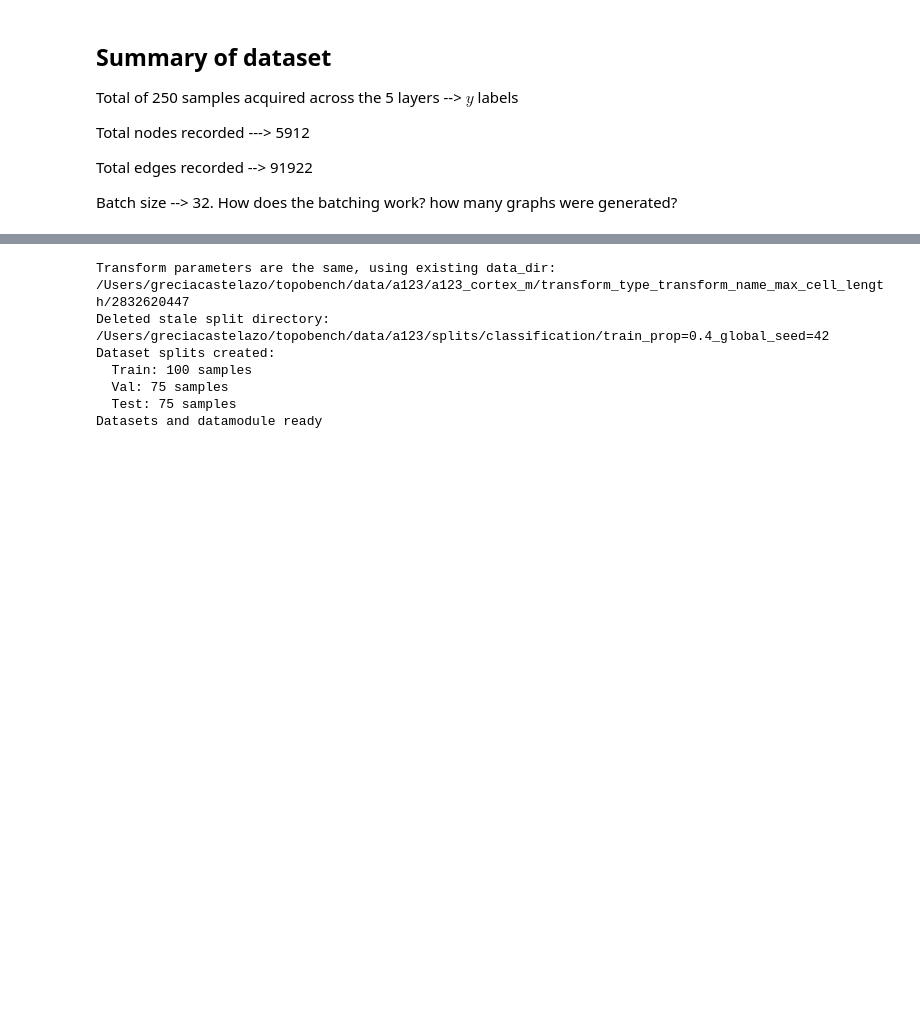
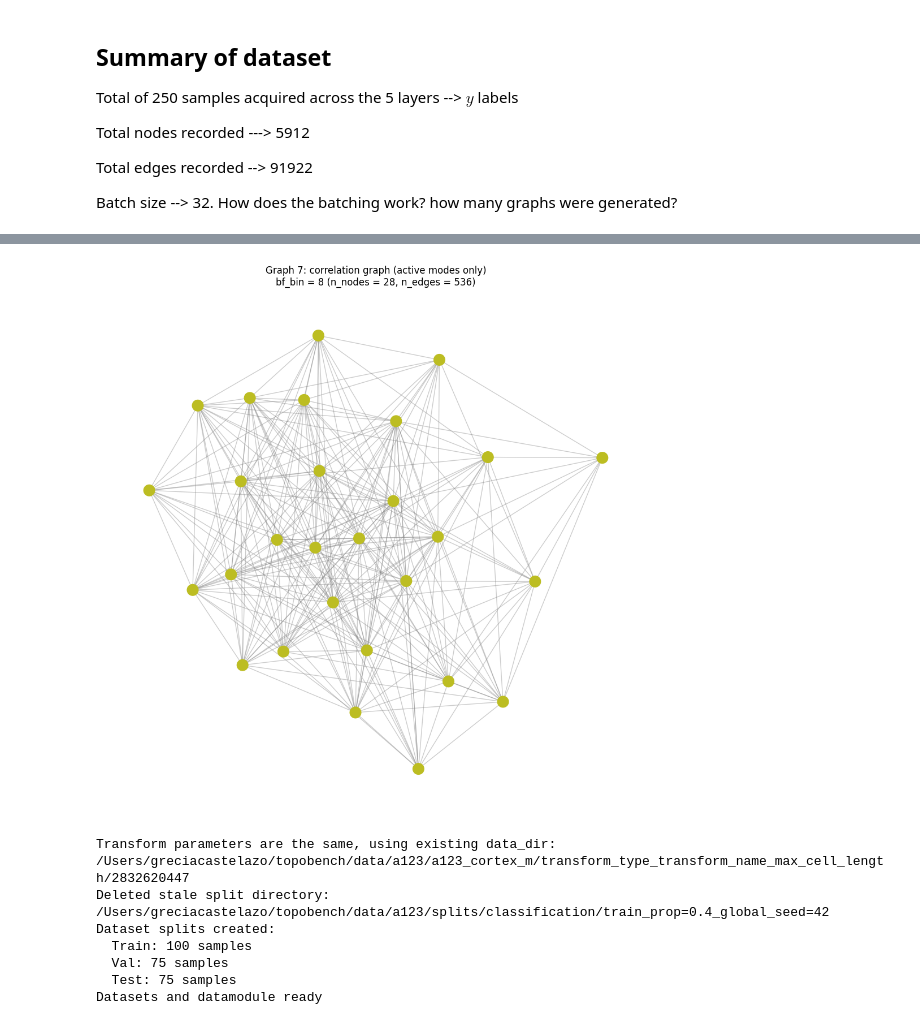
Before and after one commit to grecastelazo/TopoBench, a Jupyter notebook: tutorials/tutorial_train_brain_models/tutorial_train_brain_graph_classification.ipynb, the cells around one changed output, grey strips where cells are left out. Cells and saved outputs as stored; diff of their text form; code cells hidden in the pictures; blank space fills up the shorter version.

```diff
--- a/tutorials/tutorial_train_brain_models/tutorial_train_brain_graph_classification.ipynb
+++ b/tutorials/tutorial_train_brain_models/tutorial_train_brain_graph_classification.ipynb
@@ -344,3 +347,43 @@ x : torch.Size([4740, 3])
+# %%
+import numpy as np
+import matplotlib.pyplot as plt
+import networkx as nx
+
+# Pick one of the 250 graphs (change graph_idx to try others)
+graph_idx = 7
+g = dataset[graph_idx]
+n_nodes = g.x.shape[0]
+n_edges = g.edge_index.shape[1]
+bf_bin = int(g.y.item())
+
+# Build NetworkX graph with edge weight = correlation (only edges above threshold are present)
+G = nx.Graph()
+G.add_nodes_from(range(n_nodes))
+edge_attr = g.edge_attr.squeeze()
+for i in range(g.edge_index.shape[1]):
+    u = int(g.edge_index[0, i].item())
+    v = int(g.edge_index[1, i].item())
+    w = float(edge_attr[i].item())
+    G.add_edge(u, v, weight=w)
+
+# Layout: spring with weight=correlation so high correlation => shorter edge length
+np.random.seed(42)
+pos = nx.spring_layout(G, weight="weight", k=1.0 / max(np.sqrt(n_nodes), 1), iterations=80, seed=42)
+
+# 9 distinct colors for bf_bins 0-8 (e.g. tab10 + one more, or Set3)
+bf_bin_colors = plt.cm.tab10(np.linspace(0, 1, 10))[:9]
+node_color = [bf_bin_colors[bf_bin]] * n_nodes
+
+# Draw only active modes (all nodes in this graph) with bf_bin coloring
+fig, ax = plt.subplots(1, 1, figsize=(10, 10))
+nx.draw_networkx_edges(G, pos, alpha=0.4, edge_color="gray", ax=ax)
+nx.draw_networkx_nodes(G, pos, node_color=node_color, node_size=200, ax=ax)
+ax.set_title(f"Graph {graph_idx}: correlation graph (active modes only)\nbf_bin = {bf_bin} (n_nodes = {n_nodes}, n_edges = {n_edges})")
+ax.axis("off")
+plt.tight_layout()
+plt.show()
+# %% [output]
+[figure, added]
 # %%
 task_type = TASK_CONFIG['specific_task']
 
```
Also changed, not shown: parts of 21 cells of this notebook.
